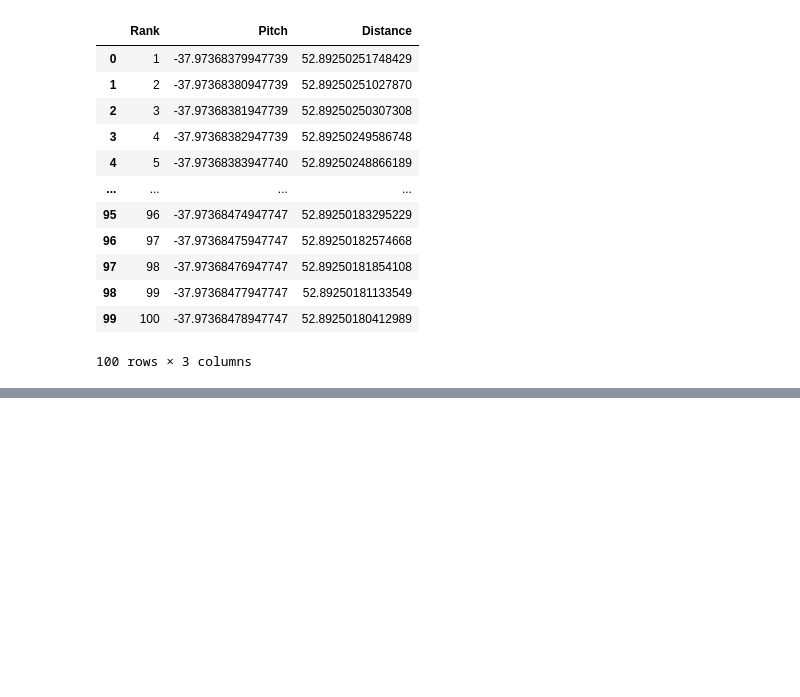
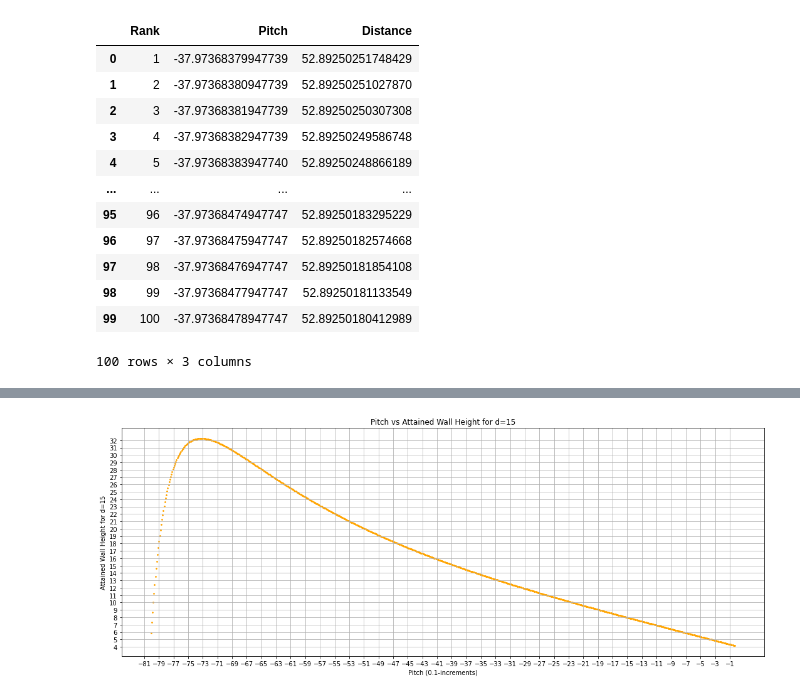
Before and after one commit to julialuongw/minecraft-ender-pearl-physics-derivations, a Jupyter notebook: sim.ipynb, the cells around one changed output, grey strips where cells are left out. Saved outputs shown, nothing was run; the diff lists cells and outputs as text; code cells hidden in the pictures; blank space fills up the shorter version.

Commit message:
Added calculations for best wall height given distance

```diff
--- a/sim.ipynb
+++ b/sim.ipynb
@@ -298,0 +301,3 @@ with pd.ExcelWriter('pitch-vs-airtime-results-zoomed-in.xlsx', engine='openpyxl'
+# %%
+pitch_to_dist = dict(zip(df['Pitch'], df['Distance']))
+pitch_to_dist
@@ -298,0 +322,14 @@ with pd.ExcelWriter('pitch-vs-airtime-results-zoomed-in.xlsx', engine='openpyxl'
+# %%
+d = 15
+wall_landing_heights = []
+
+grain = 0.1
+for pitch in np.arange(-90, 0.001, grain):
+    if d > pitch_to_dist[str(round(pitch, 1))]:
+        #wall_landing_heights.append((pitch, 0))
+        continue
+
+    t = m.log(1 - d/(150*m.cos(m.radians(pitch)))) / m.log(0.99)
+    wall_landing_heights.append((pitch, s(t, "y", pitch)))
+
+wall_landing_heights
@@ -298,0 +359,3 @@ with pd.ExcelWriter('pitch-vs-airtime-results-zoomed-in.xlsx', engine='openpyxl'
+# %%
+wall_heights_df = pd.DataFrame(wall_landing_heights, columns=['Pitch', f'Attained Wall Height for d={d}'])
+wall_heights_df
@@ -298,0 +376,14 @@ with pd.ExcelWriter('pitch-vs-airtime-results-zoomed-in.xlsx', engine='openpyxl'
+# %%
+plt.figure(figsize=(15,6))
+
+plt.scatter(wall_heights_df['Pitch'], wall_heights_df[f'Attained Wall Height for d={d}'], color='orange', s=3)
+plt.xticks(np.arange(m.floor(min(wall_heights_df['Pitch'])), m.ceil(max(wall_heights_df['Pitch']))+0.1, 2))
+plt.yticks(np.arange(m.floor(min(wall_heights_df[f'Attained Wall Height for d={d}'])), m.ceil(max(wall_heights_df[f'Attained Wall Height for d={d}'])), 1))
+#plt.ylim(53, 62)
+plt.xlabel('Pitch (0.1-increments)')
+plt.ylabel(f'Attained Wall Height for d={d}')
+plt.title(f'Pitch vs Attained Wall Height for d={d}')
+plt.grid(True)
+plt.tight_layout()
+# %% [output]
+[figure, added]
```
Also changed, not shown: parts of 5 cells of this notebook.
